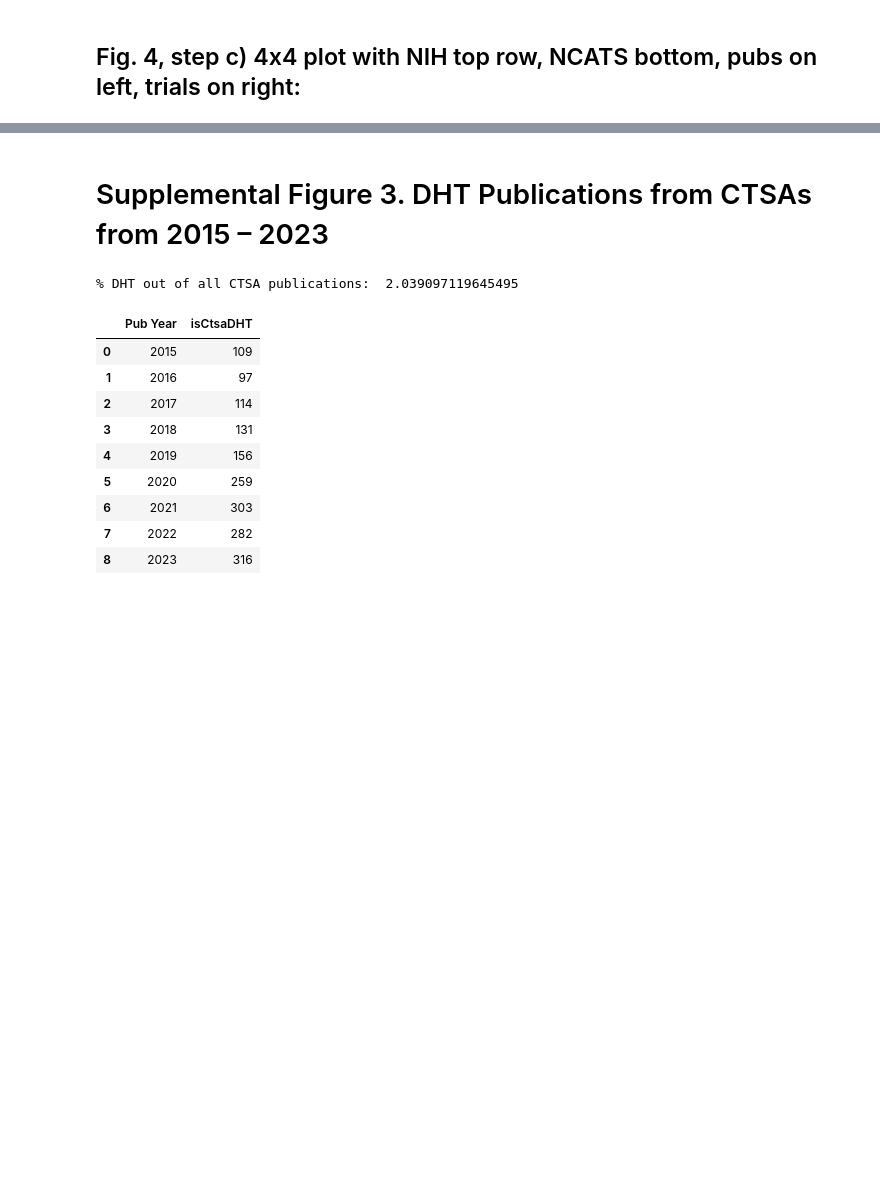
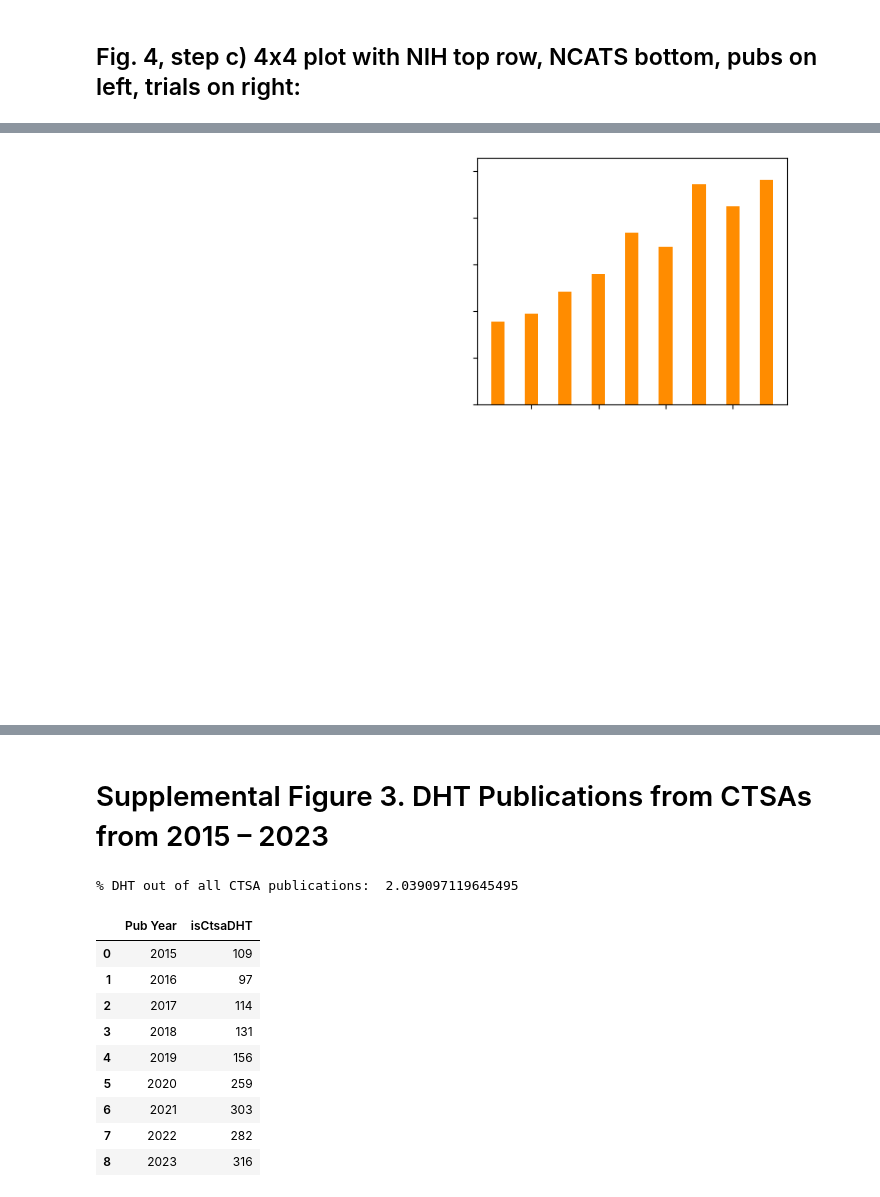
Before and after one commit to tradman/NCATS_dhtPortfolioAna, a Jupyter notebook: DHT Pubs and Trials Analysis.ipynb, the cells around one changed output, grey strips where cells are left out. Saved outputs shown, nothing was run; the diff lists cells and outputs as text; code cells hidden in the pictures; blank space fills up the shorter version.

```diff
--- a/DHT Pubs and Trials Analysis.ipynb
+++ b/DHT Pubs and Trials Analysis.ipynb
@@ -320,0 +444,25 @@ fig.figure.savefig(outpath + 'Figure4_mHealthPubsNIH_Bar withTrials_wNCATS_2by2.
+# %%
+#plot figure without text and as individual panels for journal publication
+fig, ax = plt.subplots(2,2, figsize=(10, 8))
+
+#panel b
+ax2 = ax[0,1]
+valsTrials = trialsByYear['isTrialDHT']
+xTrials=list(trialsByYear['Start Year'])[:]
+bar2 = ax2.bar(xTrials, valsTrials, width = width,color='darkorange')
+#change y limits to give more room:
+max_y_lim = max(valsTrials)*scale
+min_y_lim = 0 # min(valsTrials)
+#plt.ylim(min_y_lim, max_y_lim)
+ax2.set_ylim(min_y_lim, max_y_lim);
+
+ax[0,0].axis('off')
+ax[1,0].axis('off')
+ax[1,1].axis('off')
+#remove extra text
+ax2.axes.get_yaxis().set_ticklabels([]) #.set_ticks([]) #.set_visible(False)
+ax2.axes.get_xaxis().set_ticklabels([])
+fig.figure.savefig(outpath + 'Figure4b_noText_mHealthPubsNIH_Bar withTrials_wNCATS_2by2.tiff', dpi=600) #
+fig.figure.savefig(outpath + 'Figure4b_noText_mHealthPubsNIH_Bar withTrials_wNCATS_2by2.eps', dpi=600,bbox_inches='tight') #Format required: https://jamanetwork.com/journals/jamanetworkopen/pages/instructions-for-authors#SecTableofFigureRequirements
+# %% [output]
+[figure, added]
```
Also changed, not shown: parts of 12 cells of this notebook.
